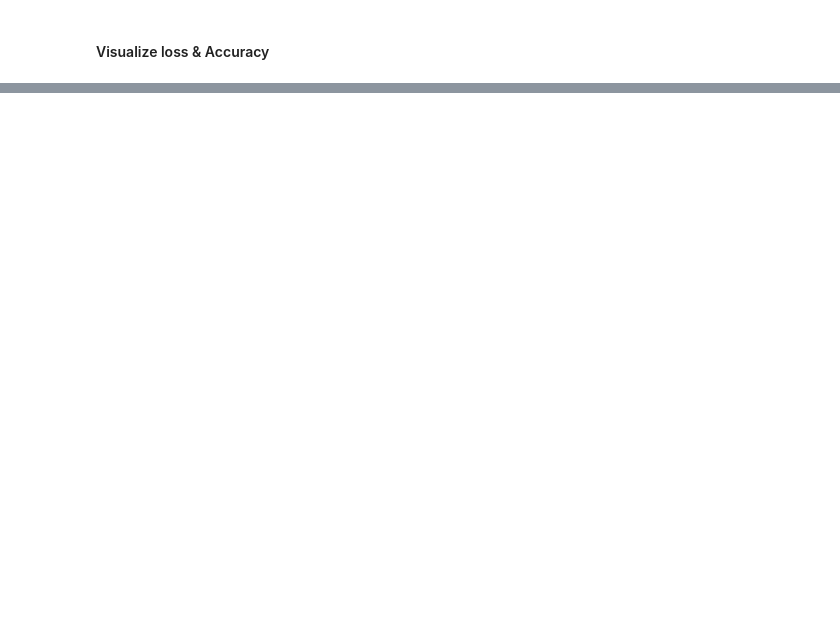
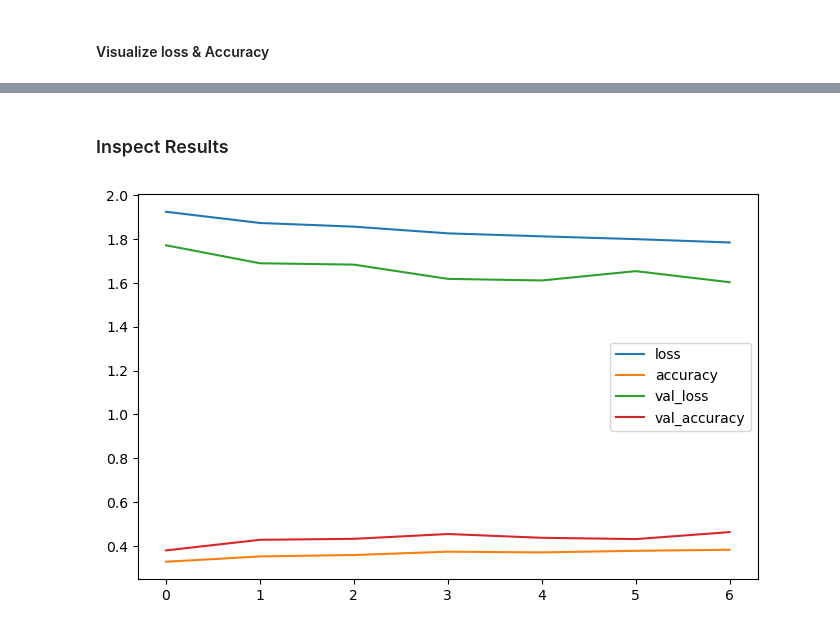
Before and after one commit to imagineLife/next-big-site, a Jupyter notebook: public/notebooks/Multi-Class-cnn.ipynb, the cells around one changed output, grey strips where cells are left out. Cells and saved outputs as stored; diff of their text form; code cells hidden in the pictures; blank space fills up the shorter version.

```diff
--- a/public/notebooks/Multi-Class-cnn.ipynb
+++ b/public/notebooks/Multi-Class-cnn.ipynb
@@ -533,0 +541,10 @@ plot_loss_curves(augmentedModelHistory)
+# %%
+#
+# FIT
+#
+# Interesting detail here, calling fit() on the same augmentedModel for the 4th model history here...
+augmentedLongerModelHistory = augmentedModel.fit(train_data_augmented,
+                                                 epochs=7,
+                                                 steps_per_epoch=len(train_data_augmented),
+                                                 validation_data=testing_data,
+                                                 validation_steps=len(testing_data))
@@ -533,0 +566,6 @@ plot_loss_curves(augmentedModelHistory)
+# %% [markdown]
+### Inspect Results
+# %%
+pd.DataFrame(augmentedLongerModelHistory.history).plot(figsize=(8, 5));
+# %% [output]
+[figure, added]
```
Also changed, not shown: parts of 28 cells of this notebook.
